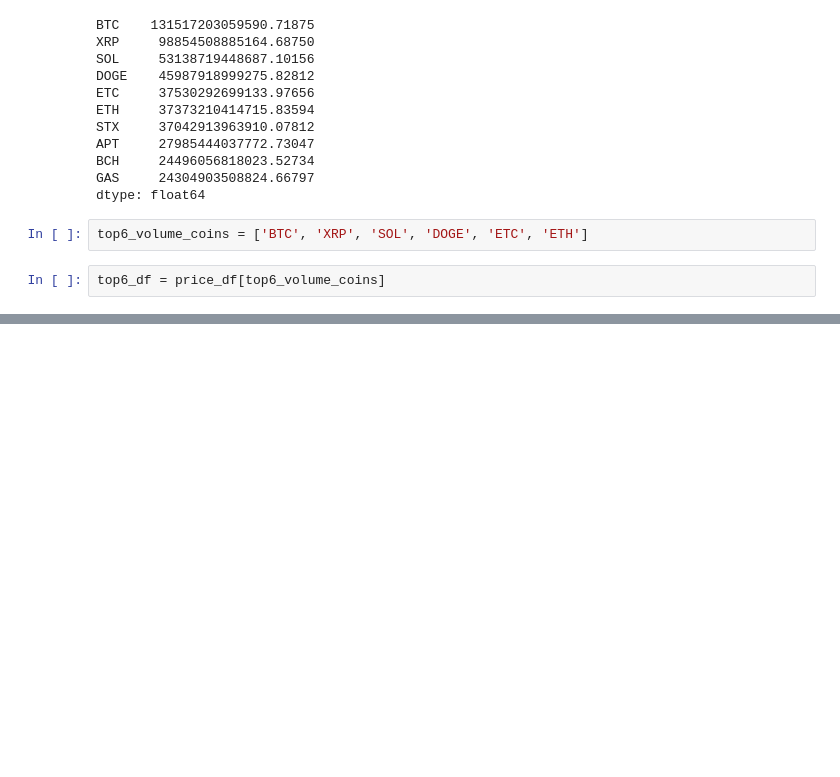
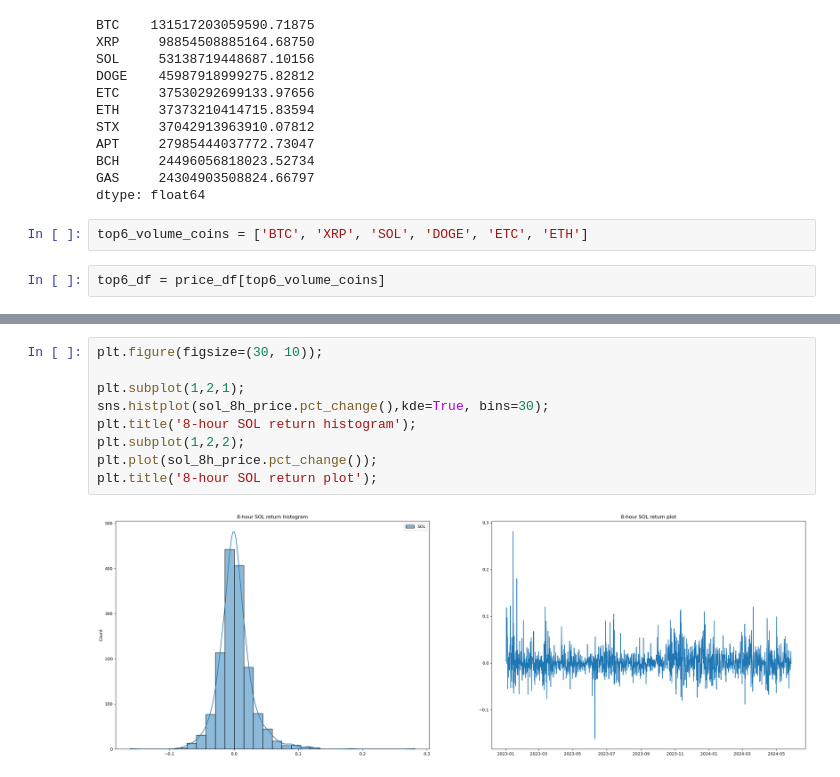
Before and after one commit to sangwon-woo/pairtrading, a Jupyter notebook: strategy.ipynb, the cells around one changed output, grey strips where cells are left out. Drawn from its saved outputs; the diff is of its cells as text; blank space fills up the shorter version.

```diff
--- a/strategy.ipynb
+++ b/strategy.ipynb
@@ -166,0 +197,11 @@ plt.tight_layout();
+# %%
+plt.figure(figsize=(30, 10));
+
+plt.subplot(1,2,1);
+sns.histplot(sol_8h_price.pct_change(),kde=True, bins=30);
+plt.title('8-hour SOL return histogram');
+plt.subplot(1,2,2);
+plt.plot(sol_8h_price.pct_change());
+plt.title('8-hour SOL return plot');
+# %% [output]
+[figure, added]
```
Also changed, not shown: parts of 19 cells of this notebook, 3 other files.
